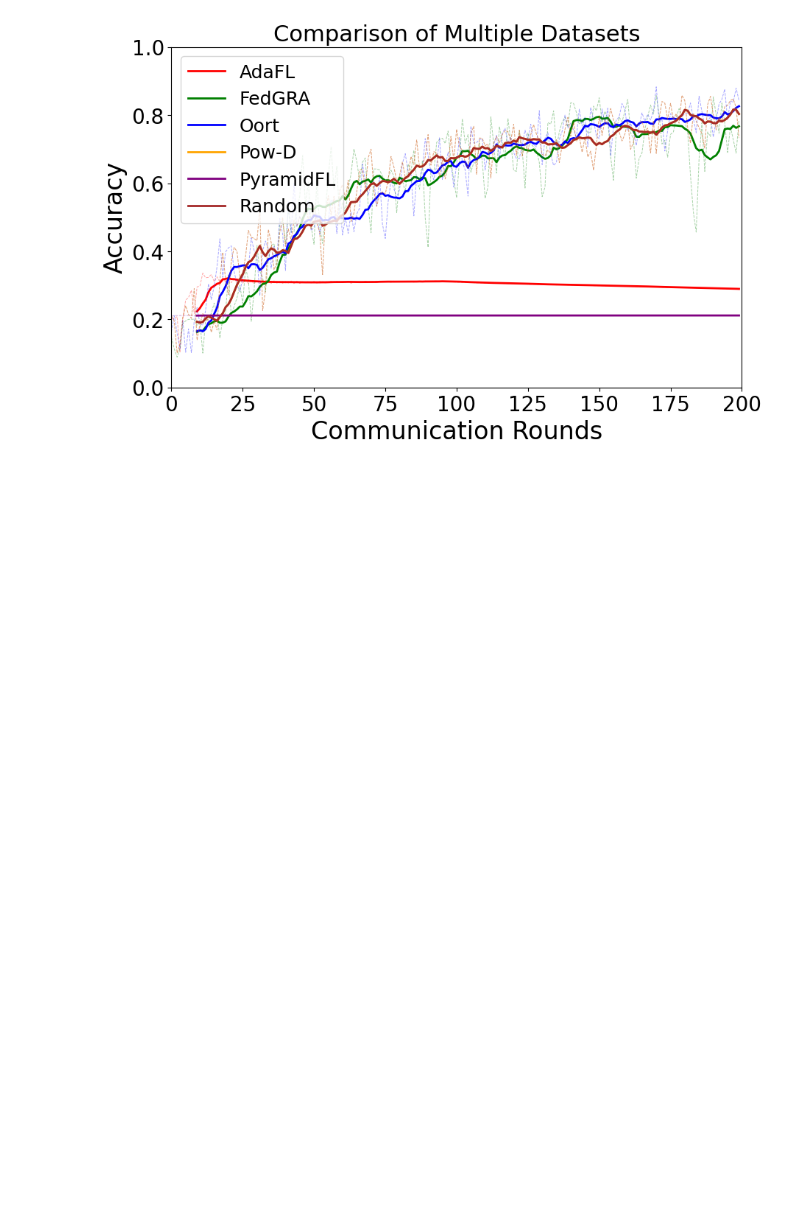
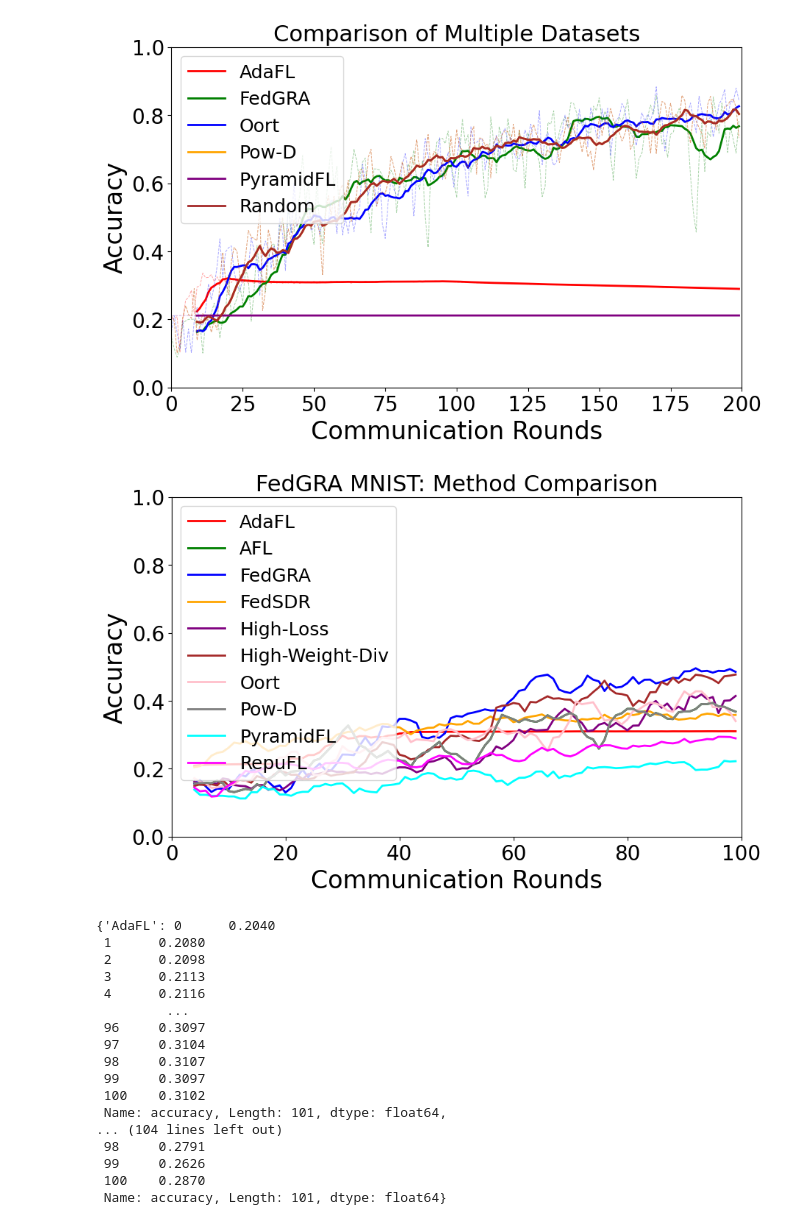
Before and after one commit to shuaijunchenex/paper_experiment_record, a Jupyter notebook: fedgra/plot.ipynb, the cells around one changed output. Cells and saved outputs as stored; diff of their text form; code cells hidden in the pictures; blank space fills up the shorter version.

```diff
--- a/fedgra/plot.ipynb
+++ b/fedgra/plot.ipynb
@@ -61,3 +61,53 @@ plot_learning_curves(
 )
 # %% [output]
 [figure]
+# %%
+
+# Plot all methods under fedgra/mnist — one curve per method (auto-parsed from Config header)
+legend_map = {
+    "adafl":                   "AdaFL",
+    "afl":                     "AFL",
+    "fedgra":                  "FedGRA",
+    "fedsdr":                  "FedSDR",
+    "high_loss":               "High-Loss",
+    "high_weight_divergence":  "High-Weight-Div",
+    "oort":                    "Oort",
+    "powd":                    "Pow-D",
+    "pyramidfl":               "PyramidFL",
+    "repufl":                  "RepuFL",
+}
+
+plot_fedgra_learning_curves(
+    files="./mnist",
+    metric="accuracy",
+    auto_legend=True,
+    legend_map=legend_map,
+    x_range=100,
+    title="FedGRA MNIST: Method Comparison",
+    y_label="Accuracy",
+    y_lim=(0, 1),
+    figsize=(10, 6),
+    window_size=5,
+    is_legend=True,
+    plot_raw=False,
+    sort_files=True,
+)
+# %% [output]
+[figure, added]
+{'AdaFL': 0      0.2040
+ 1      0.2080
+ 2      0.2098
+ 3      0.2113
+ 4      0.2116
+         ...
+ 96     0.3097
+ 97     0.3104
+ 98     0.3107
+ 99     0.3097
+ 100    0.3102
+ Name: accuracy, Length: 101, dtype: float64,
+... (104 lines left out)
+ 98     0.2791
+ 99     0.2626
+ 100    0.2870
+ Name: accuracy, Length: 101, dtype: float64}
```
Also changed, not shown: parts of 1 cell of this notebook, 41 other files.
